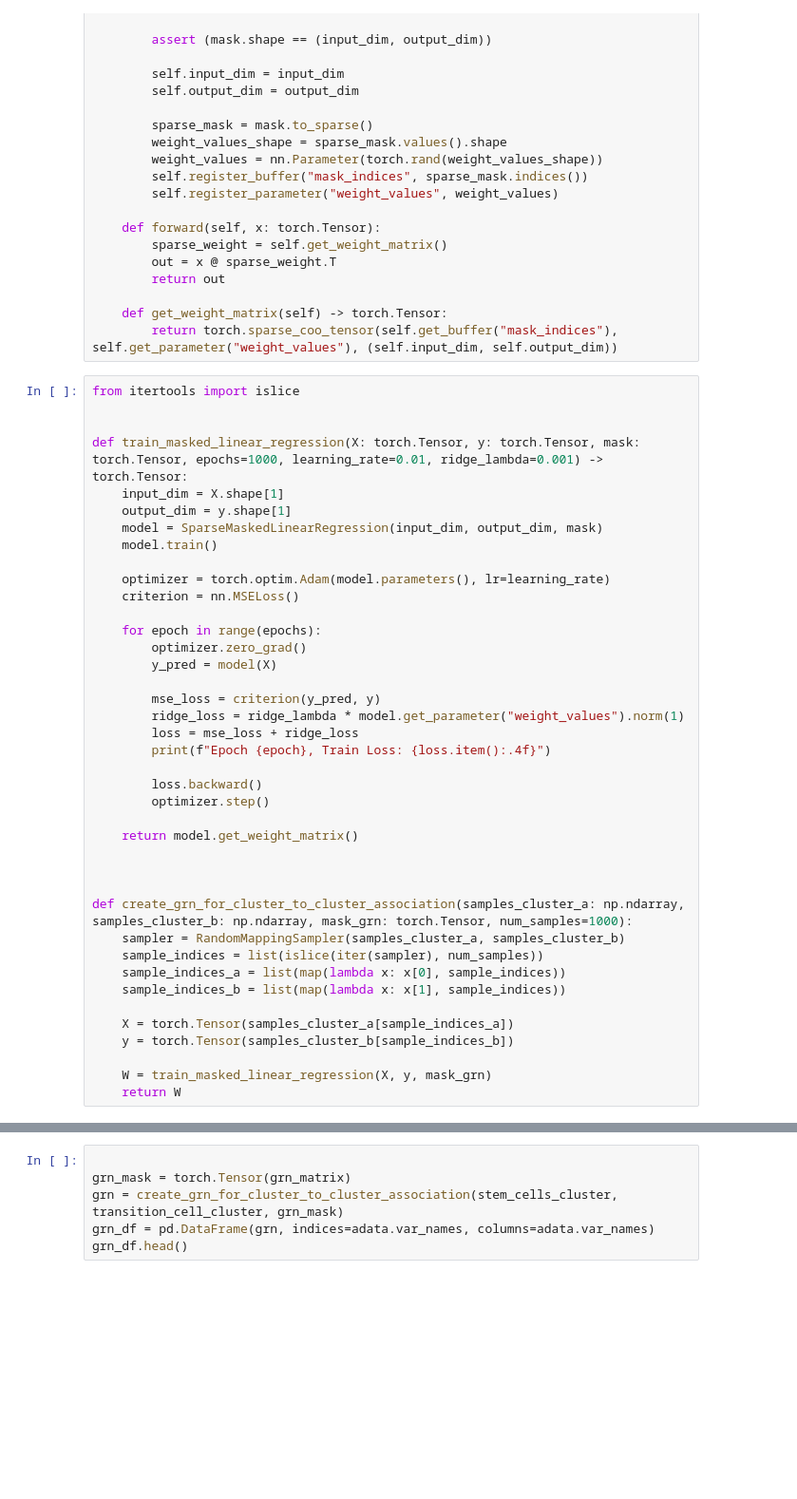
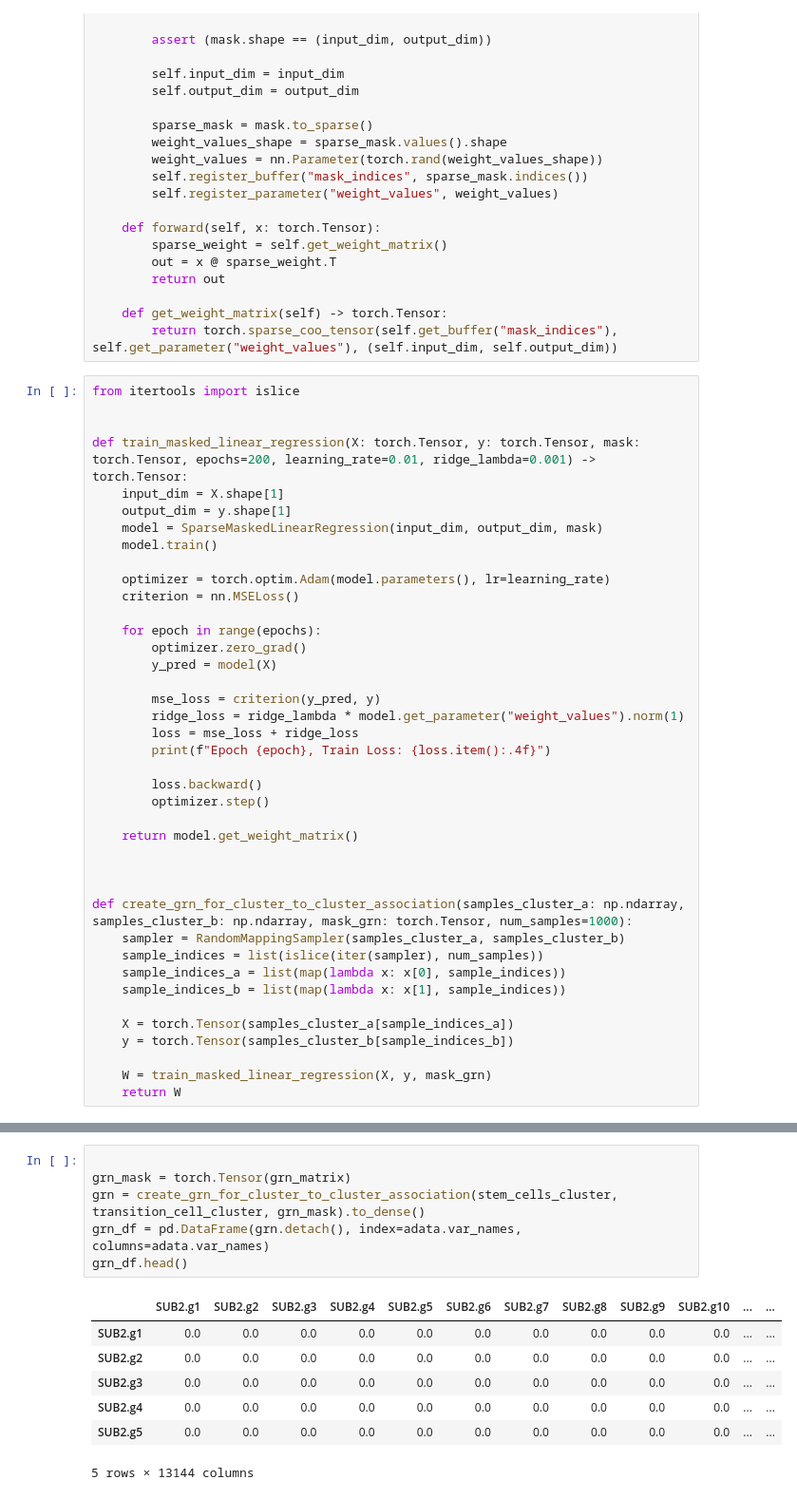
Before and after one commit to DavidWild02/BachelorThesis-ML-Gene-Interactions, a Jupyter notebook: GRNbetweenCellTypes.ipynb, the cells around one changed output, grey strips where cells are left out. Shown at 95% size. Cells and saved outputs as stored; diff of their text form; blank space fills up the shorter version.

```diff
--- a/GRNbetweenCellTypes.ipynb
+++ b/GRNbetweenCellTypes.ipynb
@@ -128,7 +179,7 @@ class SparseMaskedLinearRegression(nn.Module):
 from itertools import islice
 
 
-def train_masked_linear_regression(X: torch.Tensor, y: torch.Tensor, mask: torch.Tensor, epochs=1000, learning_rate=0.01, ridge_lambda=0.001) -> torch.Tensor:
+def train_masked_linear_regression(X: torch.Tensor, y: torch.Tensor, mask: torch.Tensor, epochs=200, learning_rate=0.01, ridge_lambda=0.001) -> torch.Tensor:
     input_dim = X.shape[1]
     output_dim = y.shape[1]
     model = SparseMaskedLinearRegression(input_dim, output_dim, mask)
@@ -176,6 +230,14 @@ print(f"Number of transition cells: {transition_cell_cluster.shape[0]}")
 # %%
 
 grn_mask = torch.Tensor(grn_matrix)
-grn = create_grn_for_cluster_to_cluster_association(stem_cells_cluster, transition_cell_cluster, grn_mask)
-grn_df = pd.DataFrame(grn, indices=adata.var_names, columns=adata.var_names)
+grn = create_grn_for_cluster_to_cluster_association(stem_cells_cluster, transition_cell_cluster, grn_mask).to_dense()
+grn_df = pd.DataFrame(grn.detach(), index=adata.var_names, columns=adata.var_names)
 grn_df.head()
+# %% [output]
+|  | SUB2.g1 | SUB2.g2 | SUB2.g3 | SUB2.g4 | SUB2.g5 | SUB2.g6 | SUB2.g7 | SUB2.g8 | SUB2.g9 | SUB2.g10 | ... | ... |
+| SUB2.g1 | 0.0 | 0.0 | 0.0 | 0.0 | 0.0 | 0.0 | 0.0 | 0.0 | 0.0 | 0.0 | ... | ... |
+| SUB2.g2 | 0.0 | 0.0 | 0.0 | 0.0 | 0.0 | 0.0 | 0.0 | 0.0 | 0.0 | 0.0 | ... | ... |
+| SUB2.g3 | 0.0 | 0.0 | 0.0 | 0.0 | 0.0 | 0.0 | 0.0 | 0.0 | 0.0 | 0.0 | ... | ... |
+| SUB2.g4 | 0.0 | 0.0 | 0.0 | 0.0 | 0.0 | 0.0 | 0.0 | 0.0 | 0.0 | 0.0 | ... | ... |
+| SUB2.g5 | 0.0 | 0.0 | 0.0 | 0.0 | 0.0 | 0.0 | 0.0 | 0.0 | 0.0 | 0.0 | ... | ... |
+5 rows × 13144 columns
```
Also changed, not shown: parts of 9 cells of this notebook.
